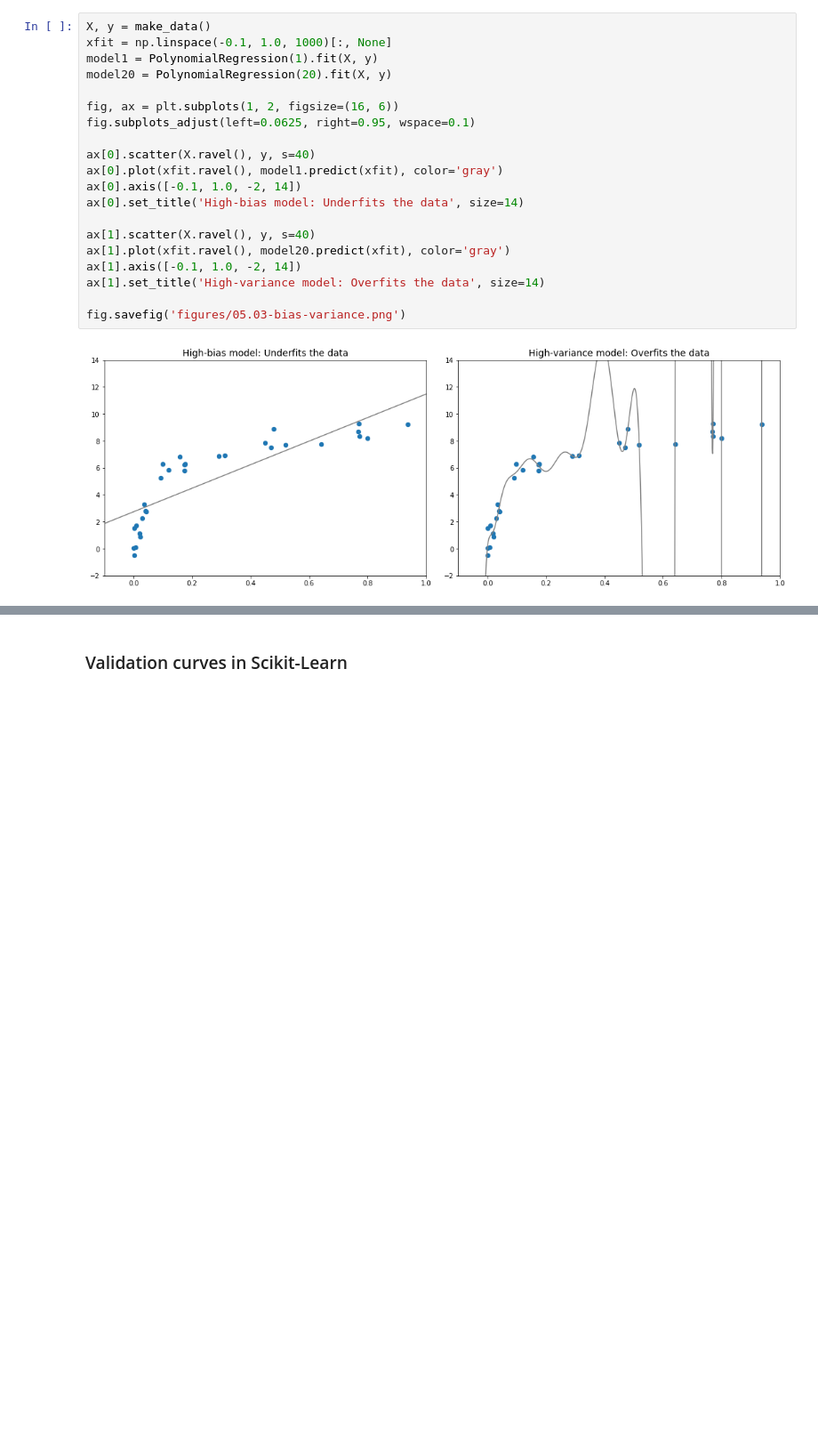
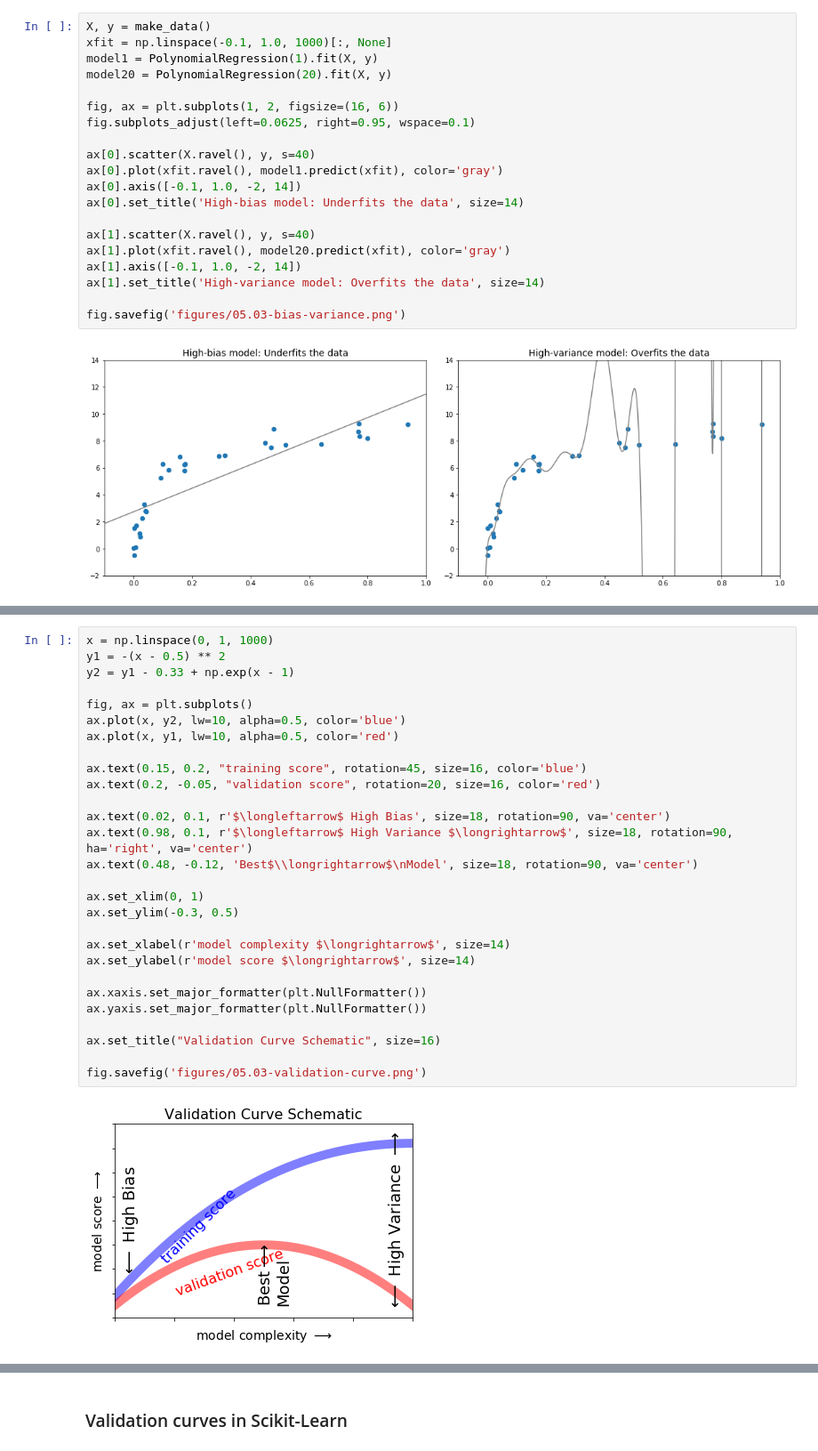
Before and after one commit to UlrikeBoehm/PythonDataScience, a Jupyter notebook: 05_MachineLearning/3_Hyperparameters_Model_Validation.ipynb, the cells around one changed output, grey strips where cells are left out. Shown at 89% size. Saved outputs shown, nothing was run; the diff lists cells and outputs as text; blank space fills up the shorter version.

```diff
--- a/05_MachineLearning/3_Hyperparameters_Model_Validation.ipynb
+++ b/05_MachineLearning/3_Hyperparameters_Model_Validation.ipynb
@@ -209,0 +248,30 @@ The model on the right attempts to fit a high-order polynominal through the data
+# %%
+x = np.linspace(0, 1, 1000)
+y1 = -(x - 0.5) ** 2
+y2 = y1 - 0.33 + np.exp(x - 1)
+
+fig, ax = plt.subplots()
+ax.plot(x, y2, lw=10, alpha=0.5, color='blue')
+ax.plot(x, y1, lw=10, alpha=0.5, color='red')
+
+ax.text(0.15, 0.2, "training score", rotation=45, size=16, color='blue')
+ax.text(0.2, -0.05, "validation score", rotation=20, size=16, color='red')
+
+ax.text(0.02, 0.1, r'$\longleftarrow$ High Bias', size=18, rotation=90, va='center')
+ax.text(0.98, 0.1, r'$\longleftarrow$ High Variance $\longrightarrow$', size=18, rotation=90, ha='right', va='center')
+ax.text(0.48, -0.12, 'Best$\\longrightarrow$\nModel', size=18, rotation=90, va='center')
+
+ax.set_xlim(0, 1)
+ax.set_ylim(-0.3, 0.5)
+
+ax.set_xlabel(r'model complexity $\longrightarrow$', size=14)
+ax.set_ylabel(r'model score $\longrightarrow$', size=14)
+
+ax.xaxis.set_major_formatter(plt.NullFormatter())
+ax.yaxis.set_major_formatter(plt.NullFormatter())
+
+ax.set_title("Validation Curve Schematic", size=16)
+
+fig.savefig('figures/05.03-validation-curve.png')
+# %% [output]
+[figure, added]
```
Also changed, not shown: parts of 4 cells of this notebook, 2 other files.
